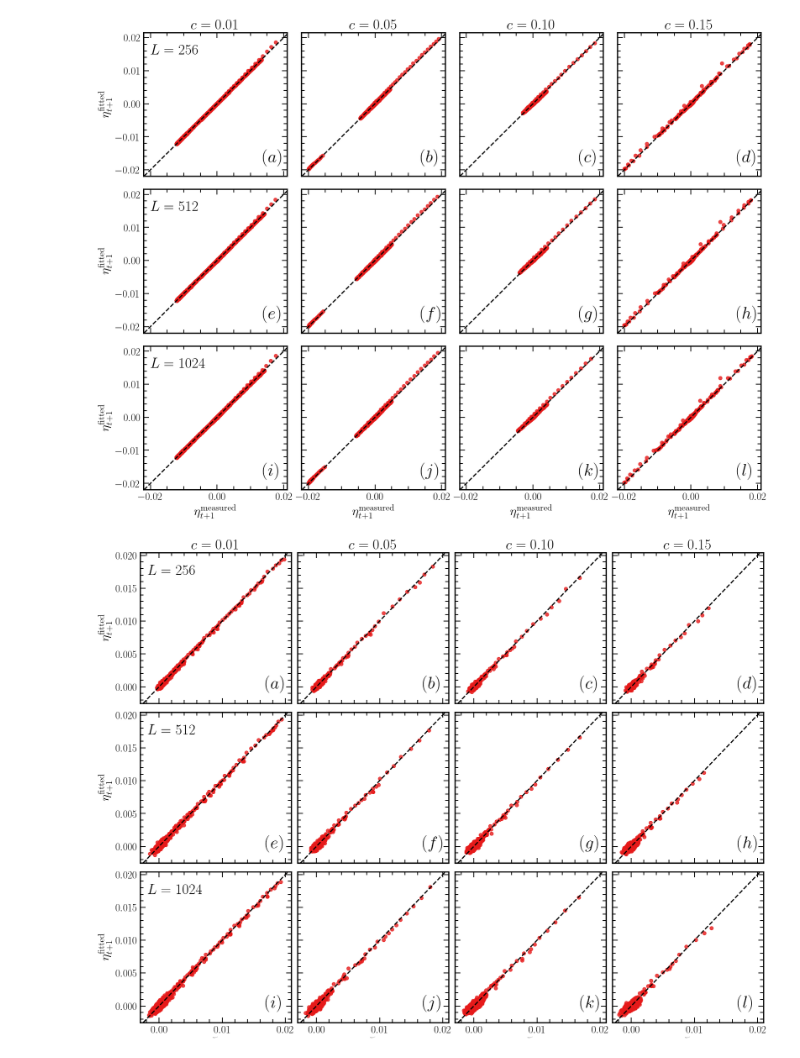
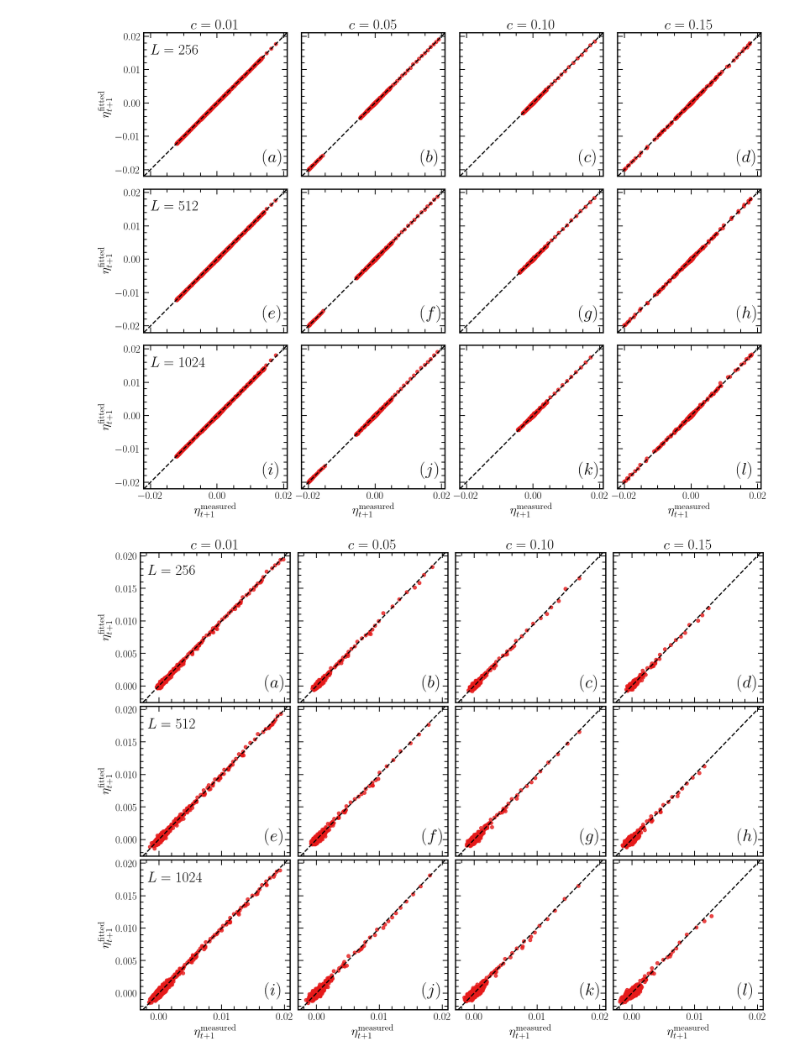
Before and after one commit to JuniorAlencar/self_organization_percolation, a Jupyter notebook: jupyter/1Color_3D.ipynb, the cells around one changed output. Saved outputs shown, nothing was run; the diff lists cells and outputs as text; code cells hidden in the pictures.

```diff
--- a/jupyter/1Color_3D.ipynb
+++ b/jupyter/1Color_3D.ipynb
@@ -120,7 +187,7 @@ fig, axes = plt.subplots(
     sharey=True,
     sharex=True,
 )
-
+nc  = 1
 results_by_c = {}
 
 for idx_c, ax in enumerate(axes.flatten()):
@@ -137,7 +204,7 @@ for idx_c, ax in enumerate(axes.flatten()):
         dim=dim,
         type_perc='bond',
         min_samples_perc=5,
-        p_cut=0.90,
+        p_cut=0.80,
         p_cut_mode='remove',
         domain_mode='common',
         degree=3,
@@ -168,7 +235,7 @@ for idx_c, ax in enumerate(axes.flatten()):
         fit_curve["y"],
         'k-',
         lw=2.0,
-        label=r'$F_\infty$'
+#        label=r'$F_\infty$'
     )
 
     ax.text(
@@ -180,7 +247,7 @@ for idx_c, ax in enumerate(axes.flatten()):
     )
     ax.axhline(y=pc, color='k')
 for ax in axes[:, 0]:
-    ax.legend(loc='lower right')
+    ax.legend(loc='best')
     ax.set_ylabel(
         r"$p^* - B L^{-\lambda}$",
         fontsize=fs_label,
@@ -191,8 +258,7 @@ for ax in axes[1, :]:
         r"$f_T - A L^{-\lambda}$",
         fontsize=fs_label,
     )
-
-plt.savefig(results_folder + "/collapse_p_mean_3D_ns_1.pdf",dpi=300)
+plt.savefig(f"../results/{nc}Color/3D/collapse_p_mean_3D_ns_1.pdf")
 plt.show()
 # %% [output]
 c=0.01, L=256: f_T_min=0.01482272, f_T_max=0.50000000, N=28
@@ -518,7 +770,7 @@ for idx_L, L in enumerate(L_lst):
         t = row["time"]
         p = row["pt_mean"]
         f = row["ft_mean"]
-        t_stat = row["t_eq"]
+        t_stat = row["t_eq_mean"]
 
         res = fit_linear_feedback_model(
             t=t,
@@ -527,6 +779,7 @@ for idx_L, L in enumerate(L_lst):
             c=c,
             fT=fT,
             t_stat=t_stat,
+            memory_mode="delta_eta",
             u_max=0.03,
             eta_max=0.02,
             fit_after_t_stat=False
@@ -587,7 +840,7 @@ for idx, ax in enumerate(axes.flatten()):
         fontsize=fs_l_fig
     )
 
-plt.savefig(results_folder + "/eta_next_fit_vs_pred_subplots_3D_ns_1.pdf")
+#plt.savefig(f"../results/{ns}Color/3D/eta_fmin.pdf")
 plt.show()
 # %% [output]
 [figure]
@@ -618,7 +960,7 @@ fig, axes = plt.subplots(
 axes = np.asarray(axes)
 if axes.ndim == 1:
     axes = axes.reshape(len(L_lst), len(c_lst))
-
+mode = 'standard'
 for idx_L, L in enumerate(L_lst):
     for idx_c, c in enumerate(c_lst):
 
@@ -645,7 +987,7 @@ for idx_L, L in enumerate(L_lst):
         t = row["time"]
         p = row["pt_mean"]
         f = row["ft_mean"]
-        t_stat = row["t_eq"]
+        t_stat = row["t_eq_mean"]
 
         res = fit_linear_feedback_model(
             t=t,
@@ -654,6 +996,7 @@ for idx_L, L in enumerate(L_lst):
             c=c,
             fT=fT,
             t_stat=t_stat,
+            memory_mode=None,
             u_max=0.03,
             eta_max=0.02,
             fit_after_t_stat=False
@@ -687,33 +1030,33 @@ for idx_L, L in enumerate(L_lst):
         if idx_L == 0:
             ax.set_title(fr"$c={c:.2f}$", fontsize=25)
 
 
 for idx, ax in enumerate(axes[:, 0]):
     ax.set_ylabel(r"$\eta_{t+1}^{\mathrm{fitted}}$", fontsize=22)
     ax.text(
             0.05,
             0.92,
             fr"$L={L_lst[idx]}$",
             transform=ax.transAxes,
             fontsize=25,
             va="top",
             ha="left"
             )
 for ax in axes[-1, :]:
-    ax.set_xlabel(r"$\eta_{t+1}^{\mathrm{measured}}$", fontsize=2)
+    ax.set_xlabel(r"$\eta_{t+1}^{\mathrm{measured}}$", fontsize=22)
 
 for idx, ax in enumerate(axes.flatten()):
     ax.tick_params(axis="both", which="major", labelsize=18)
     ax.minorticks_on()
     ax.text(
         0.83,
         0.10,
         label(idx),
         transform=ax.transAxes,
         fontsize=fs_l_fig
     )
 
-#plt.savefig(results_folder + "/eta_next_fit_vs_pred_subplots_3D_ns_1.pdf")
+plt.savefig(f"../results/{ns}Color/3D/mode_{mode}.pdf")
 plt.show()
 # %% [output]
-[figure, old version]
+[figure, new version]
```
Also changed, not shown: parts of 25 cells of this notebook, 16 other files.
